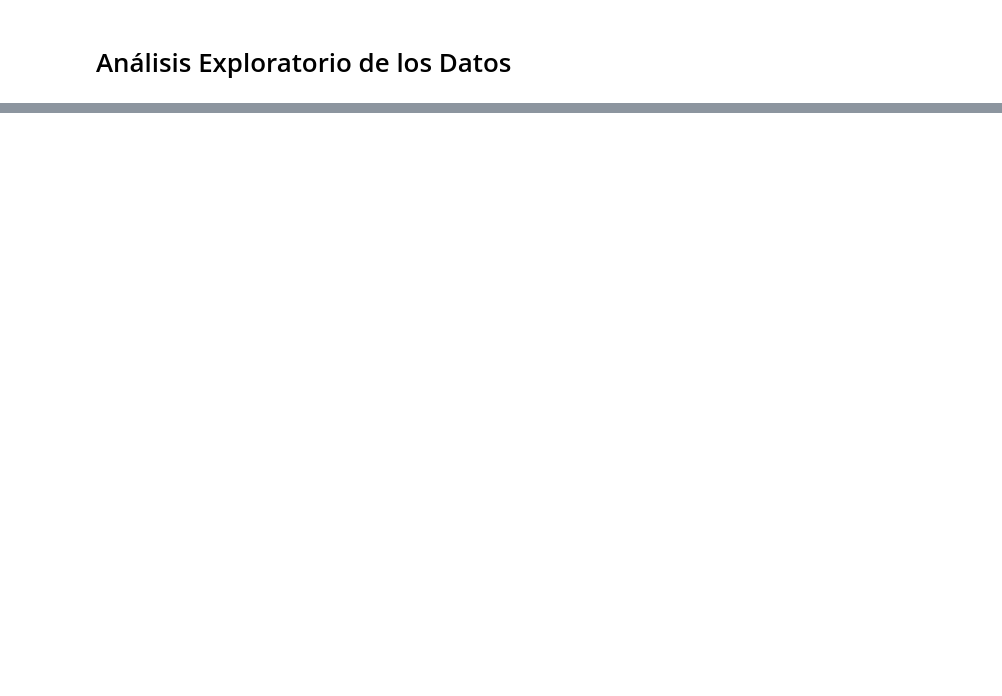
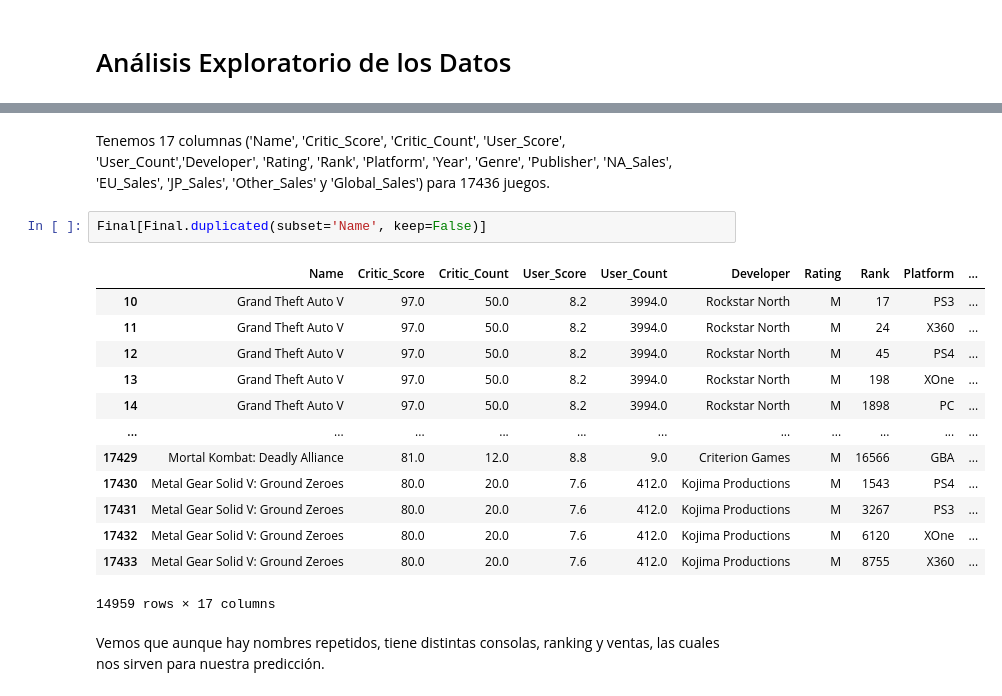
Before and after one commit to Fernanda-Bley/IIC2433-Grupo-3, a Jupyter notebook: video-games-data.ipynb, the cells around one changed output, grey strips where cells are left out. Drawn from its saved outputs; the diff is of its cells as text; blank space fills up the shorter version.

```diff
--- a/video-games-data.ipynb
+++ b/video-games-data.ipynb
@@ -139,0 +149,20 @@ Final
+# %% [markdown]
+Tenemos 17 columnas ('Name', 'Critic_Score', 'Critic_Count', 'User_Score', 'User_Count','Developer', 'Rating', 'Rank', 'Platform', 'Year', 'Genre', 'Publisher', 'NA_Sales', 'EU_Sales', 'JP_Sales', 'Other_Sales' y 'Global_Sales') para 17436 juegos.
+# %%
+Final[Final.duplicated(subset='Name', keep=False)]
+# %% [output]
+|  | Name | Critic_Score | Critic_Count | User_Score | User_Count | Developer | Rating | Rank | Platform | ... |
+| 10 | Grand Theft Auto V | 97.0 | 50.0 | 8.2 | 3994.0 | Rockstar North | M | 17 | PS3 | ... |
+| 11 | Grand Theft Auto V | 97.0 | 50.0 | 8.2 | 3994.0 | Rockstar North | M | 24 | X360 | ... |
+| 12 | Grand Theft Auto V | 97.0 | 50.0 | 8.2 | 3994.0 | Rockstar North | M | 45 | PS4 | ... |
+| 13 | Grand Theft Auto V | 97.0 | 50.0 | 8.2 | 3994.0 | Rockstar North | M | 198 | XOne | ... |
+| 14 | Grand Theft Auto V | 97.0 | 50.0 | 8.2 | 3994.0 | Rockstar North | M | 1898 | PC | ... |
+| ... | ... | ... | ... | ... | ... | ... | ... | ... | ... | ... |
+| 17429 | Mortal Kombat: Deadly Alliance | 81.0 | 12.0 | 8.8 | 9.0 | Criterion Games | M | 16566 | GBA | ... |
+| 17430 | Metal Gear Solid V: Ground Zeroes | 80.0 | 20.0 | 7.6 | 412.0 | Kojima Productions | M | 1543 | PS4 | ... |
+| 17431 | Metal Gear Solid V: Ground Zeroes | 80.0 | 20.0 | 7.6 | 412.0 | Kojima Productions | M | 3267 | PS3 | ... |
+| 17432 | Metal Gear Solid V: Ground Zeroes | 80.0 | 20.0 | 7.6 | 412.0 | Kojima Productions | M | 6120 | XOne | ... |
+| 17433 | Metal Gear Solid V: Ground Zeroes | 80.0 | 20.0 | 7.6 | 412.0 | Kojima Productions | M | 8755 | X360 | ... |
+14959 rows × 17 columns
+# %% [markdown]
+Vemos que aunque hay nombres repetidos, tiene distintas consolas, ranking y ventas, las cuales nos sirven para nuestra predicción.
```
Also changed, not shown: parts of 5 cells of this notebook.
